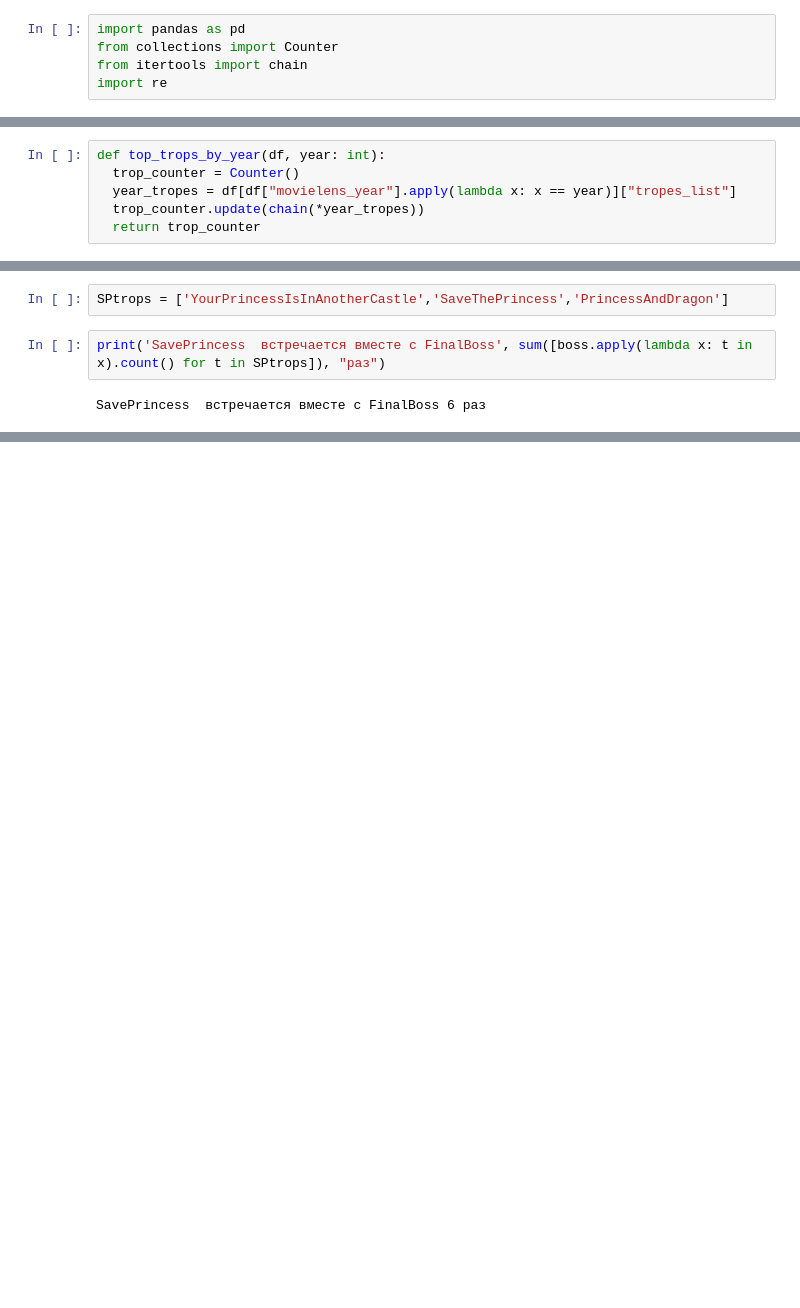
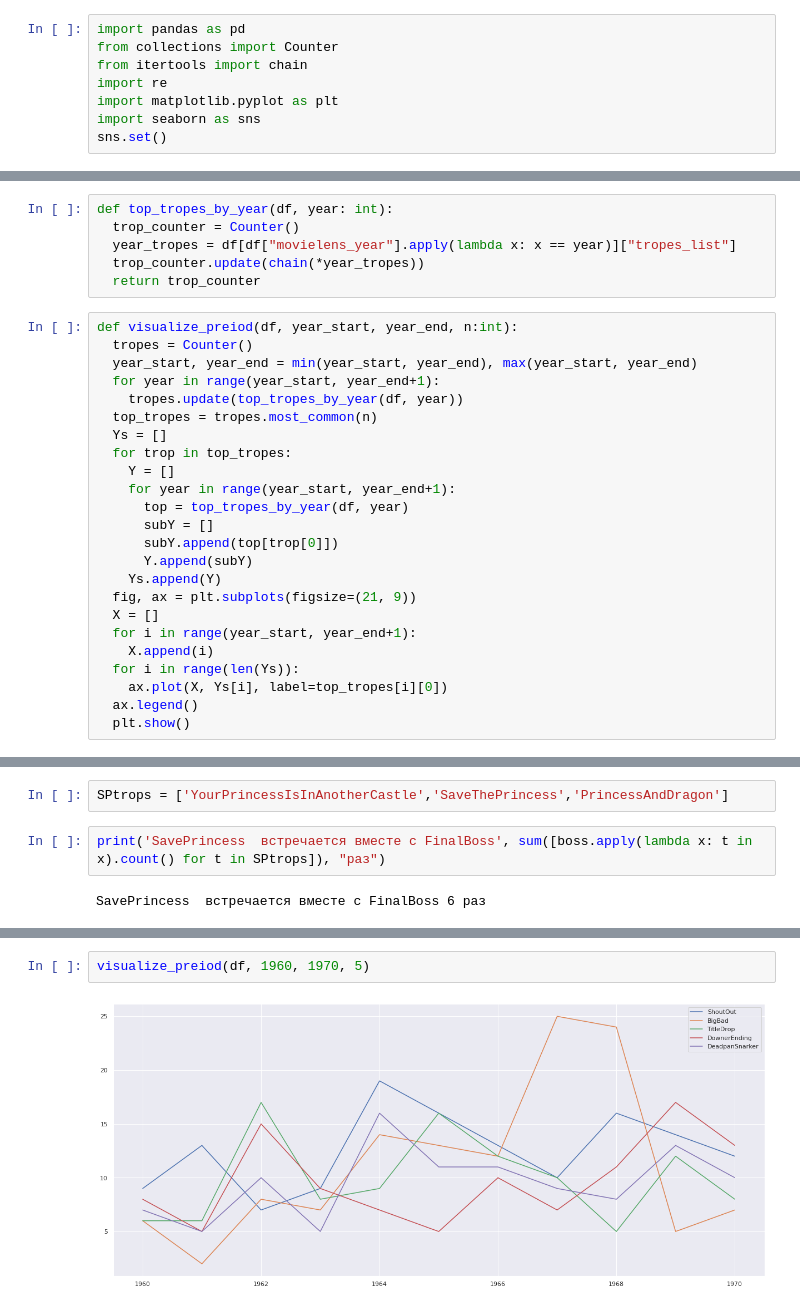
Before and after one commit to MkSerdyuk/Tropes_Analizer, a Jupyter notebook: tropes_analizer.ipynb, the cells around one changed output, grey strips where cells are left out. Cells and saved outputs as stored; diff of their text form; blank space fills up the shorter version.

```diff
--- a/tropes_analizer.ipynb
+++ b/tropes_analizer.ipynb
@@ -11,6 +11,9 @@ import pandas as pd
 from collections import Counter
 from itertools import chain
 import re
+import matplotlib.pyplot as plt
+import seaborn as sns
+sns.set()
 # %%
 df = pd.read_csv("/content/TvTropesMovieData/data/tropes_movie_data.csv")
 df["tropes_list"] = df["tropes"].apply(lambda x: x.split("|"))
@@ -53,11 +56,35 @@ def print_intersections(df, trop):
       break
     print(f"Троп \'{str(l[i][1])}\' встречается больше всех ({str(l[i][0])} раз)")
 # %%
-def top_trops_by_year(df, year: int):
+def top_tropes_by_year(df, year: int):
   trop_counter = Counter()
   year_tropes = df[df["movielens_year"].apply(lambda x: x == year)]["tropes_list"]
   trop_counter.update(chain(*year_tropes))
   return trop_counter
+# %%
+def visualize_preiod(df, year_start, year_end, n:int):
+  tropes = Counter()
+  year_start, year_end = min(year_start, year_end), max(year_start, year_end)
+  for year in range(year_start, year_end+1):
+    tropes.update(top_tropes_by_year(df, year))
+  top_tropes = tropes.most_common(n)
+  Ys = []
+  for trop in top_tropes:
+    Y = []
+    for year in range(year_start, year_end+1):
+      top = top_tropes_by_year(df, year)
+      subY = []
+      subY.append(top[trop[0]])
+      Y.append(subY)
+    Ys.append(Y)
+  fig, ax = plt.subplots(figsize=(21, 9))
+  X = []
+  for i in range(year_start, year_end+1):
+    X.append(i)
+  for i in range(len(Ys)):
+    ax.plot(X, Ys[i], label=top_tropes[i][0])
+  ax.legend()
+  plt.show()
 # %% [markdown]
 # Анализ данных
 # %% [markdown]
@@ -75,0 +107,4 @@ SavePrincess  встречается вместе с FinalBoss 6 раз
+# %%
+visualize_preiod(df, 1960, 1970, 5)
+# %% [output]
+[figure, added]
```
Also changed, not shown: parts of 2 cells of this notebook.
